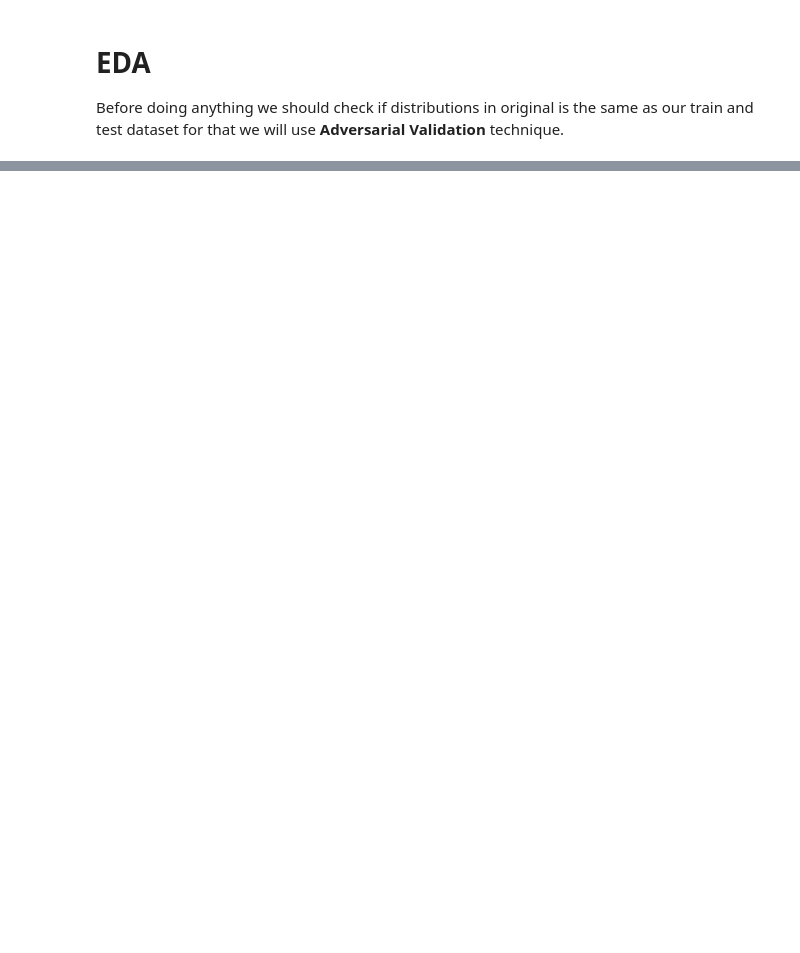
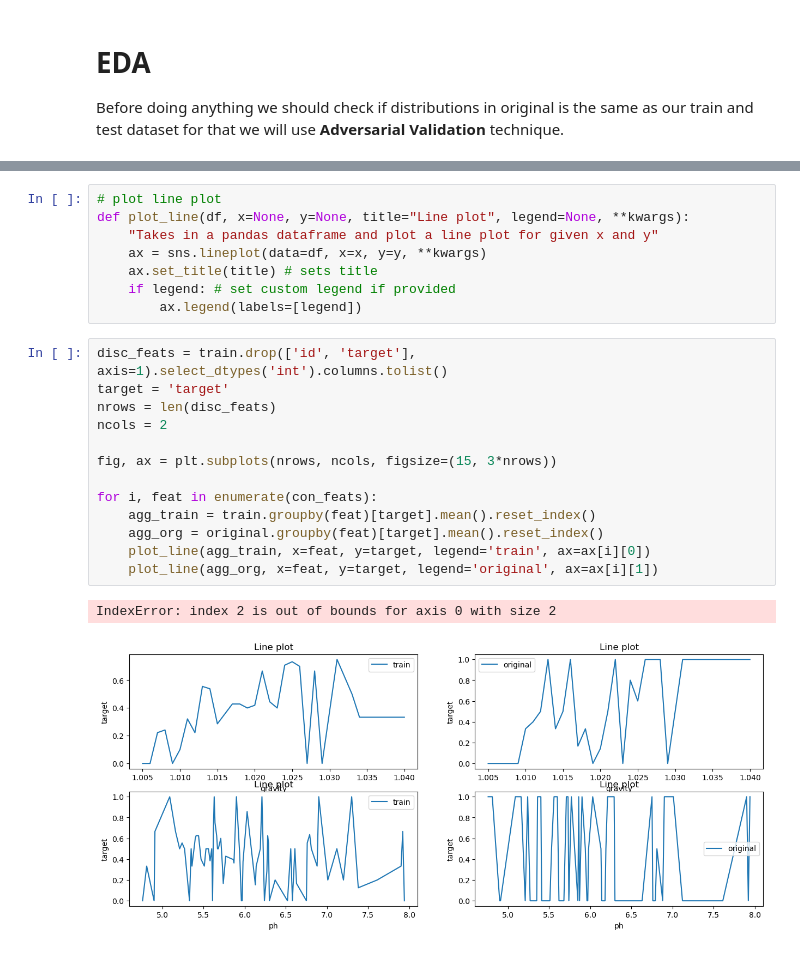
Before and after one commit to shoabahamed/kaggle_playground_season_3_episode_12, a Jupyter notebook: playground-s-3-ep-12-eda-baseline-submission.ipynb, the cells around one changed output, grey strips where cells are left out. Cells and saved outputs as stored; diff of their text form; blank space fills up the shorter version.

```diff
--- a/playground-s-3-ep-12-eda-baseline-submission.ipynb
+++ b/playground-s-3-ep-12-eda-baseline-submission.ipynb
@@ -507,0 +549,24 @@ adversarial_validation(train[cols], test[cols], LGBMClassifier(), title="Roc cur
+# %%
+# plot line plot
+def plot_line(df, x=None, y=None, title="Line plot", legend=None, **kwargs):
+    "Takes in a pandas dataframe and plot a line plot for given x and y"
+    ax = sns.lineplot(data=df, x=x, y=y, **kwargs)
+    ax.set_title(title) # sets title
+    if legend: # set custom legend if provided
+        ax.legend(labels=[legend])
+# %%
+disc_feats = train.drop(['id', 'target'], axis=1).select_dtypes('int').columns.tolist()
+target = 'target'
+nrows = len(disc_feats)
+ncols = 2
+
+fig, ax = plt.subplots(nrows, ncols, figsize=(15, 3*nrows))
+
+for i, feat in enumerate(con_feats):
+    agg_train = train.groupby(feat)[target].mean().reset_index()
+    agg_org = original.groupby(feat)[target].mean().reset_index()
+    plot_line(agg_train, x=feat, y=target, legend='train', ax=ax[i][0])
+    plot_line(agg_org, x=feat, y=target, legend='original', ax=ax[i][1])
+# %% [output]
+IndexError: index 2 is out of bounds for axis 0 with size 2
+[figure, added]
```
Also changed, not shown: parts of 15 cells of this notebook.
